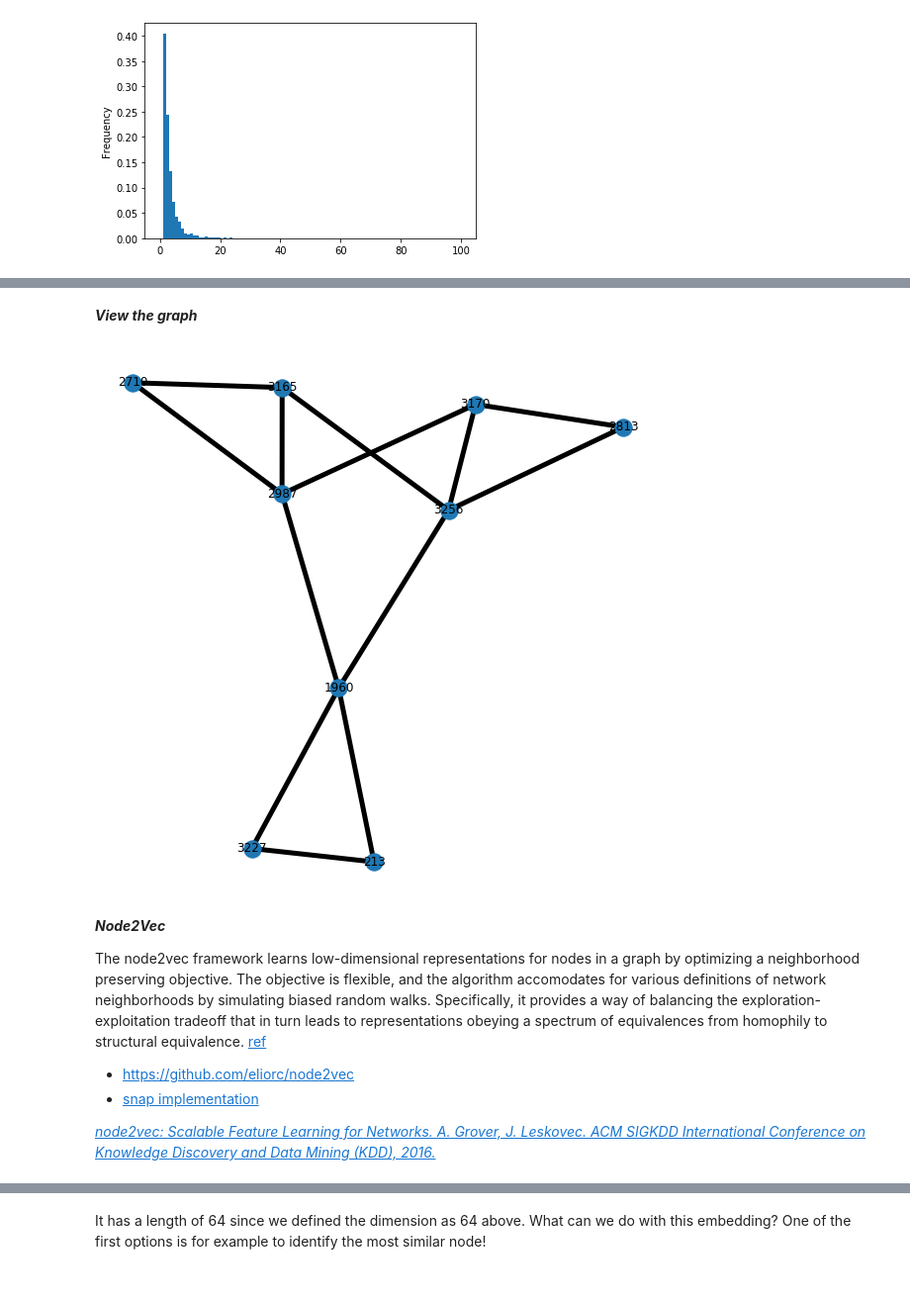
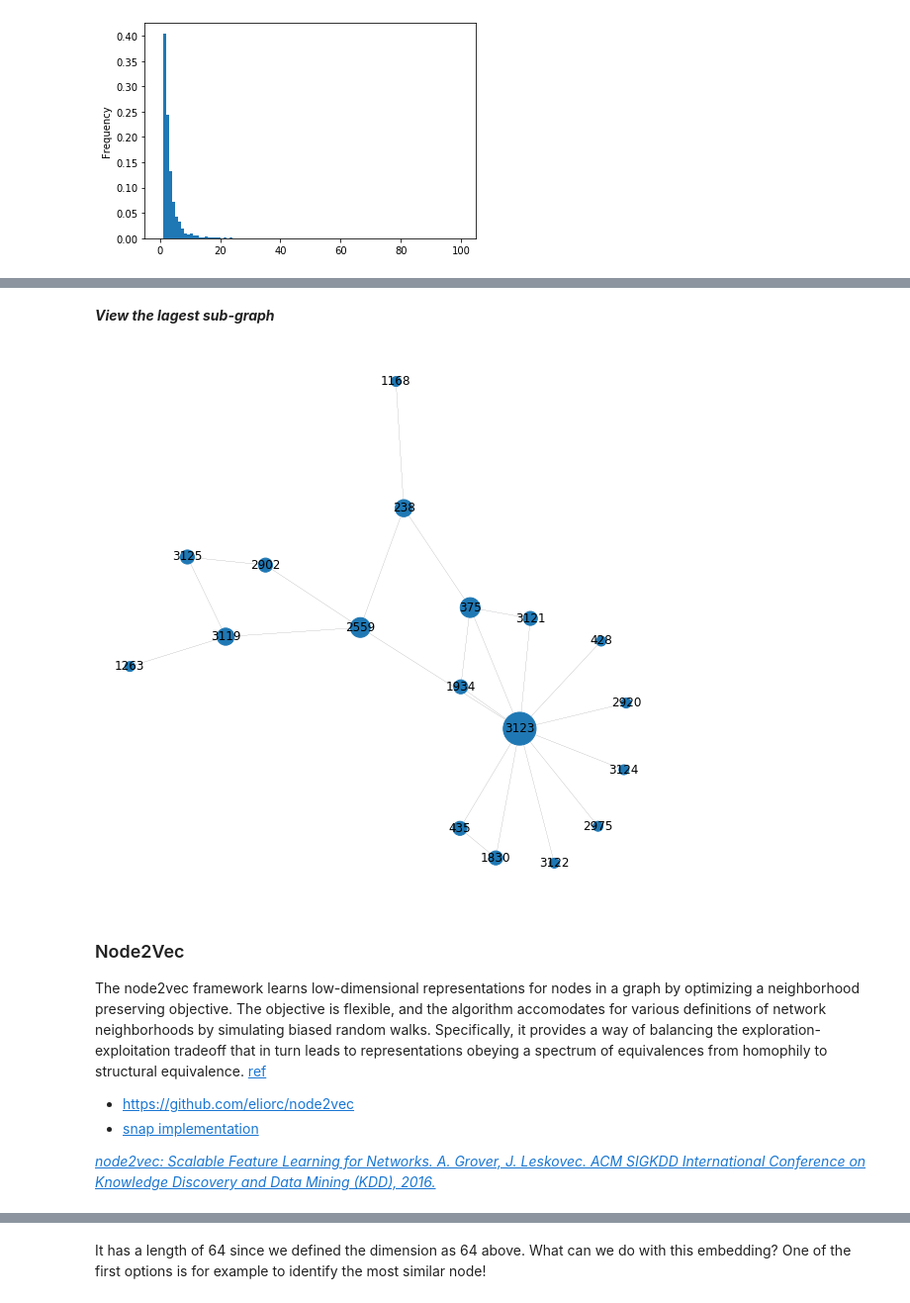
Before and after one commit to bpostance/learn_data_science, a Jupyter notebook: Graph/01-graph-learning/00-node2vec.ipynb, the cells around one changed output, grey strips where cells are left out. Shown at 99% size. Saved outputs shown, nothing was run; the diff lists cells and outputs as text; code cells hidden in the pictures.

Commit message:
Node2vec updates

```diff
--- a/Graph/01-graph-learning/00-node2vec.ipynb
+++ b/Graph/01-graph-learning/00-node2vec.ipynb
@@ -43,18 +77,25 @@ Subgraphs: 390
 # %% [markdown]
-***View the graph***
+***View the lagest sub-graph***
 # %%
 fig,ax = plt.subplots(1,1, figsize=(10,10))
+g = sg[56]
+dg = dict(nx.degree(g))
 
-nx.draw_spring(sg[50], ax=ax,
-               #node_size=degree*100,
-               with_labels=True,
-               cmap = plt.get_cmap('jet'),
-               #node_color = values,
-               width=5)
+pos = nx.spring_layout(g,seed=2)
+
+nx.draw(g,
+        ax=ax,
+        pos=pos,
+        nodelist=dg.keys(),
+        node_size=[v * 100 for v in dg.values()],
+        with_labels=True,
+        cmap = plt.get_cmap('jet'),
+        #node_color = values,
+        width=0.1)
 # %% [output]
-[figure, old version]
+[figure, new version]
 # %% [markdown]
-***Node2Vec***
+### Node2Vec
 
 The node2vec framework learns low-dimensional representations for nodes in a graph by optimizing a neighborhood preserving objective. The objective is flexible, and the algorithm accomodates for various definitions of network neighborhoods by simulating biased random walks. Specifically, it provides a way of balancing the exploration-exploitation tradeoff that in turn leads to representations obeying a spectrum of equivalences from homophily to structural equivalence. [ref](https://snap.stanford.edu/node2vec/)
 
```
Also changed, not shown: parts of 13 cells of this notebook.
